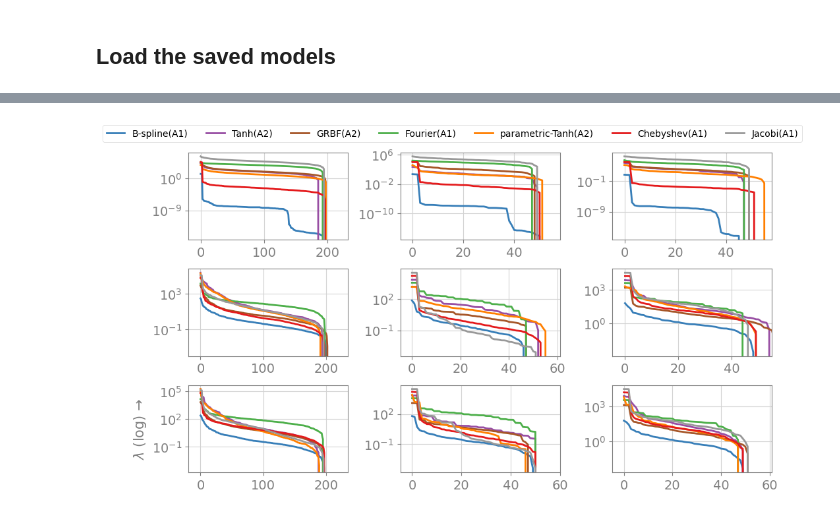
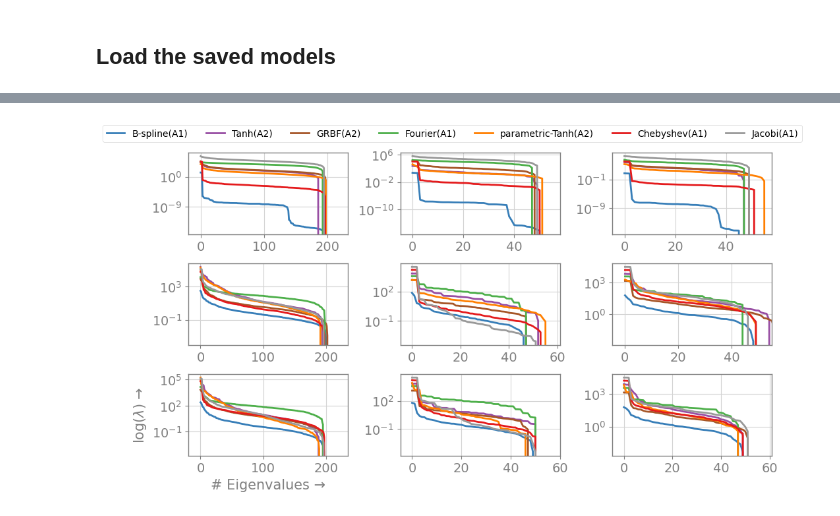
Before and after one commit to afrah/pinn_learnable_activation, a Jupyter notebook: src/notebook/cavity_ntk_eigenvalues.ipynb, the cells around one changed output, grey strips where cells are left out. Cells and saved outputs as stored; diff of their text form; code cells hidden in the pictures.

```diff
--- a/src/notebook/cavity_ntk_eigenvalues.ipynb
+++ b/src/notebook/cavity_ntk_eigenvalues.ipynb
@@ -175,32 +175,32 @@ for row, time_iteration in enumerate(time_iterations):
             },
             {
                 "data": dict_["chebyshev"][time_iteration],
                 "color": model_color["chebyshev"],
                 "name": "Chebyshev(A1)",
                 "alpha": 1.0,
             },
             {
                 "data": dict_["jacobi"][time_iteration],
                 "color": model_color["jacobi"],
                 "name": "Jacobi(A1)",
                 "alpha": 1.0,
             },
         ]
 
-        plot_ntk_eigenvalues(ax[row, col], data_list)
+        plot_ntk_eigenvalues(ax[row, col], data_list , row=row, col=col)
 
 for line in ax[-1, -1].get_lines():
     lines.append(line)
     labels.append(line.get_label())
 
 save_path = os.path.join(logger.get_output_dir(), "ntk_eigenvalues_cavity.png")
 
 legend = fig.legend(
     lines, labels, loc="upper center", bbox_to_anchor=(0.5, 1.05), ncol=7
 )
 legend.get_frame().set_facecolor("white")
 
 plt.tight_layout()
 plt.savefig(save_path)
 # %% [output]
-[figure, old version]
+[figure, new version]
```
Also changed, not shown: parts of 1 cell of this notebook, 9 other files.
